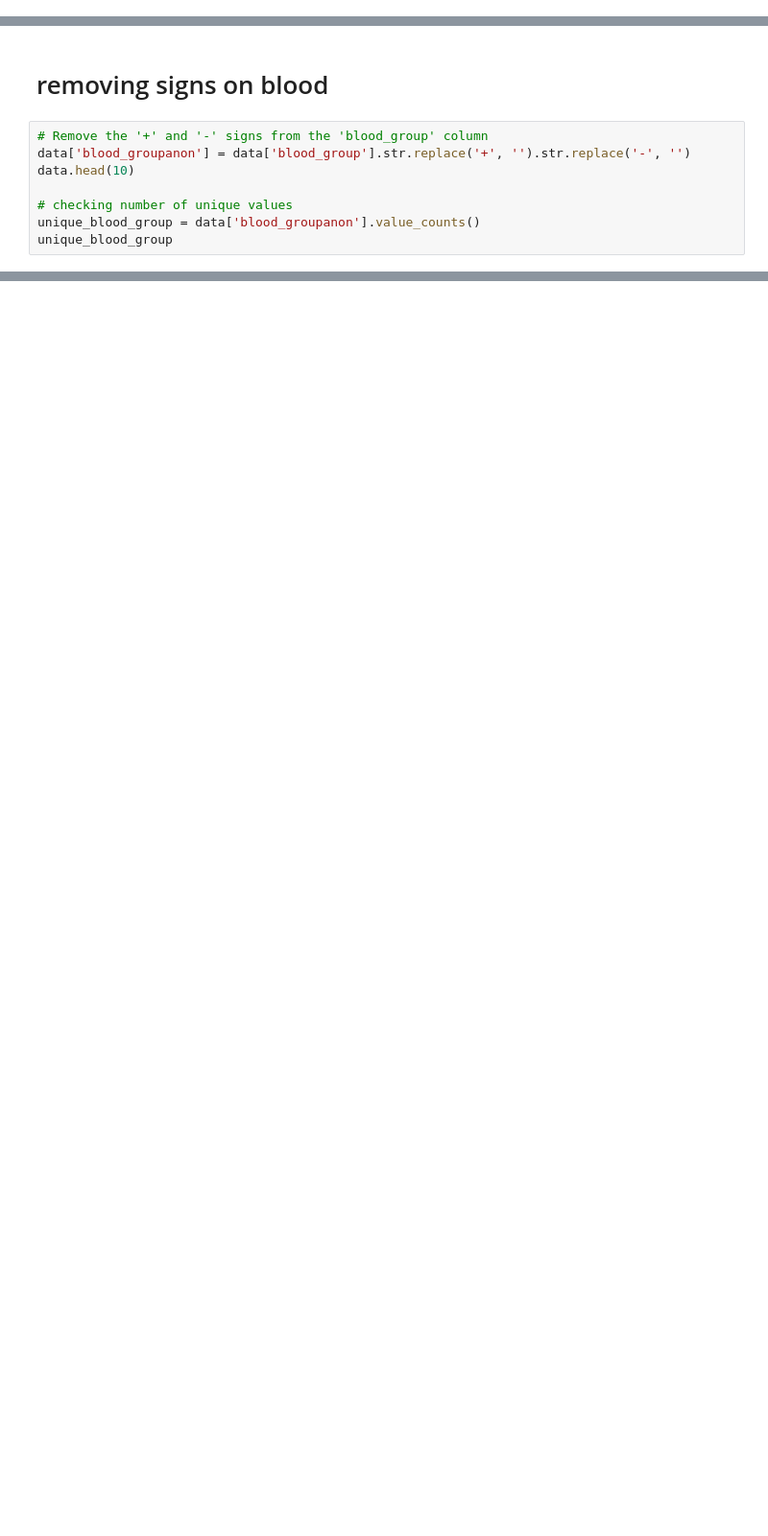
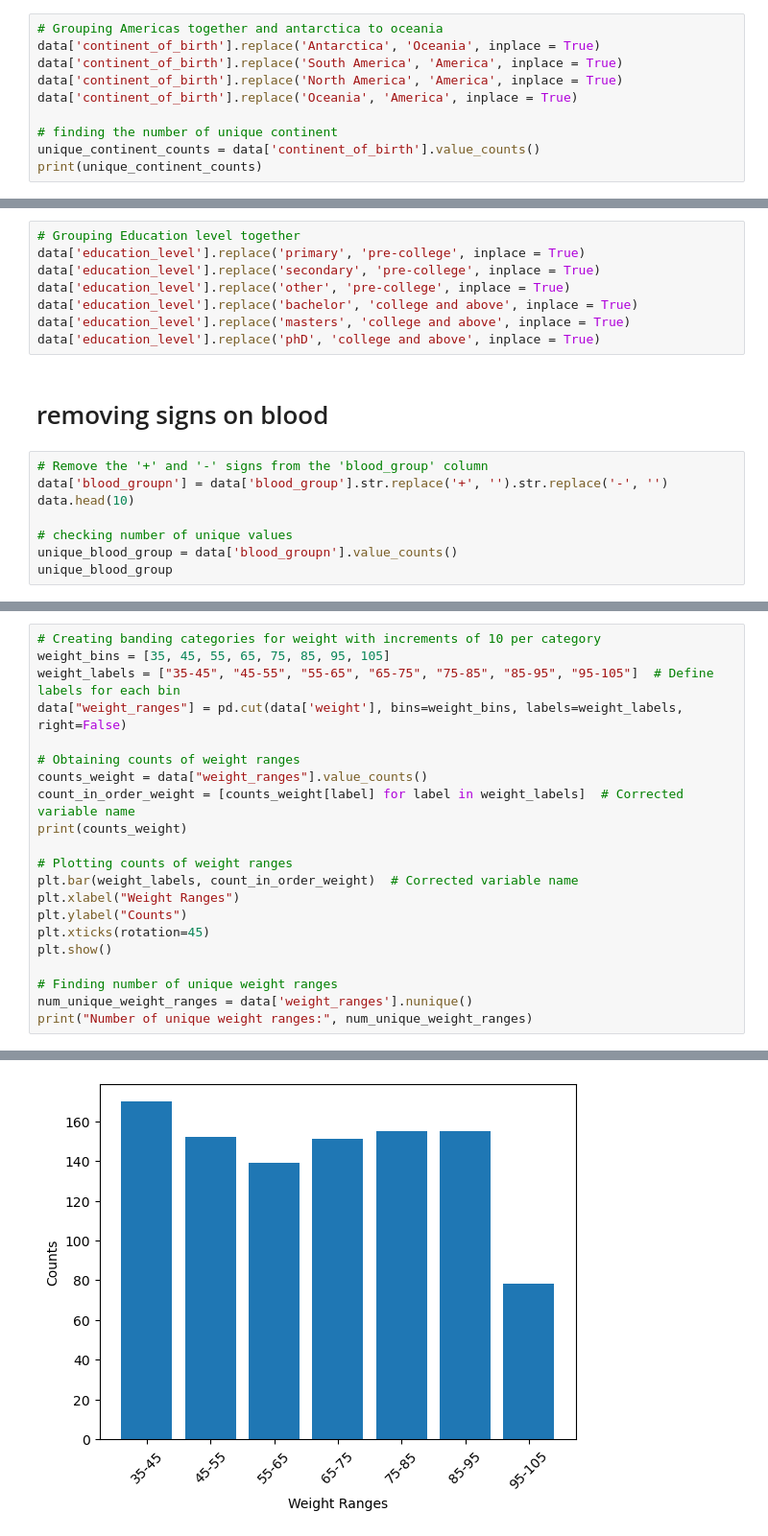
Before and after one commit to KHsuan/CDM_data_anonymisation, a Jupyter notebook: Laura.ipynb, the cells around one changed output, grey strips where cells are left out. Shown at 96% size. Saved outputs shown, nothing was run; the diff lists cells and outputs as text; blank space fills up the shorter version.

```diff
--- a/Laura.ipynb
+++ b/Laura.ipynb
@@ -92 +148,11 @@ Antarctica         3
 Name: count, dtype: int64
+# %%
+# Grouping Americas together and antarctica to oceania
+data['continent_of_birth'].replace('Antarctica', 'Oceania', inplace = True)
+data['continent_of_birth'].replace('South America', 'America', inplace = True)
+data['continent_of_birth'].replace('North America', 'America', inplace = True)
+data['continent_of_birth'].replace('Oceania', 'America', inplace = True)
+
+# finding the number of unique continent
+unique_continent_counts = data['continent_of_birth'].value_counts()
+print(unique_continent_counts)
@@ -141,11 +306,19 @@ Name: count, dtype: int64
+# %%
+# Grouping Education level together
+data['education_level'].replace('primary', 'pre-college', inplace = True)
+data['education_level'].replace('secondary', 'pre-college', inplace = True)
+data['education_level'].replace('other', 'pre-college', inplace = True)
+data['education_level'].replace('bachelor', 'college and above', inplace = True)
+data['education_level'].replace('masters', 'college and above', inplace = True)
+data['education_level'].replace('phD', 'college and above', inplace = True)
 # %% [markdown]
 # removing signs on blood
 # %%
 # Remove the '+' and '-' signs from the 'blood_group' column
-data['blood_groupanon'] = data['blood_group'].str.replace('+', '').str.replace('-', '')
+data['blood_groupn'] = data['blood_group'].str.replace('+', '').str.replace('-', '')
 data.head(10)
 
 # checking number of unique values
-unique_blood_group = data['blood_groupanon'].value_counts()
+unique_blood_group = data['blood_groupn'].value_counts()
 unique_blood_group
 # %% [output]
@@ -157,0 +343,22 @@ Name: count, dtype: int64
+# %%
+# Creating banding categories for weight with increments of 10 per category
+weight_bins = [35, 45, 55, 65, 75, 85, 95, 105]
+weight_labels = ["35-45", "45-55", "55-65", "65-75", "75-85", "85-95", "95-105"]  # Define labels for each bin
+data["weight_ranges"] = pd.cut(data['weight'], bins=weight_bins, labels=weight_labels, right=False)
+
+# Obtaining counts of weight ranges
+counts_weight = data["weight_ranges"].value_counts()
+count_in_order_weight = [counts_weight[label] for label in weight_labels]  # Corrected variable name
+print(counts_weight)
+
+# Plotting counts of weight ranges
+plt.bar(weight_labels, count_in_order_weight)  # Corrected variable name
+plt.xlabel("Weight Ranges")
+plt.ylabel("Counts")
+plt.xticks(rotation=45)
+plt.show()
+
+# Finding number of unique weight ranges
+num_unique_weight_ranges = data['weight_ranges'].nunique()
+print("Number of unique weight ranges:", num_unique_weight_ranges)
+# %% [output]
@@ -157,0 +374 @@ Name: count, dtype: int64
+[figure, added]
```
Also changed, not shown: parts of 33 cells of this notebook.
